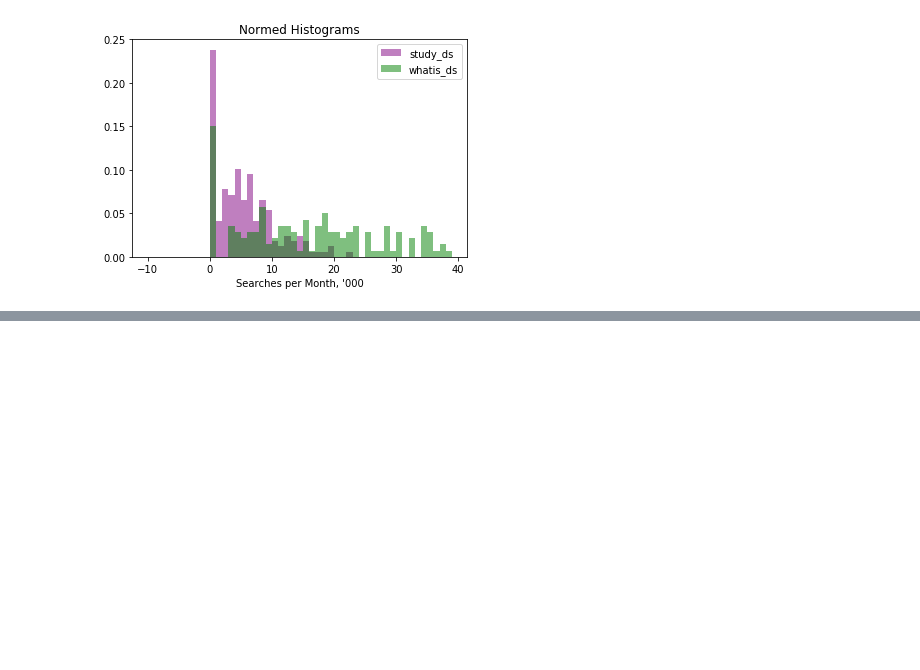
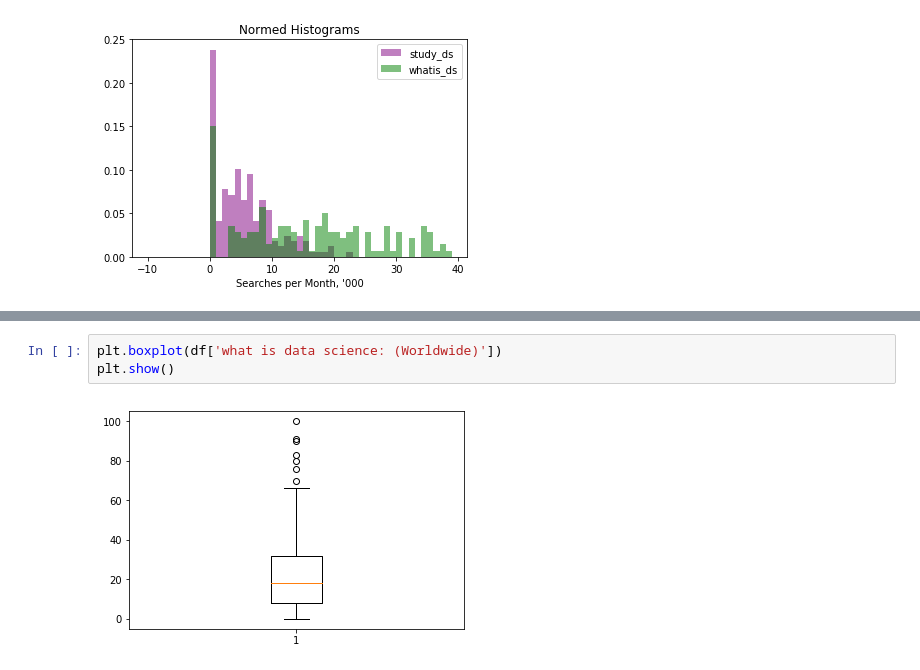
Before and after one commit to colettekenney/2.2.4_Challenge, a Jupyter notebook: 2.2.4_Challenge2.ipynb, the cells around one changed output, grey strips where cells are left out. Drawn from its saved outputs; the diff is of its cells as text; blank space fills up the shorter version.

```diff
--- a/2.2.4_Challenge2.ipynb
+++ b/2.2.4_Challenge2.ipynb
@@ -152,0 +156,5 @@ For someone like me who is stuyding data science, this is very good news!
+# %%
+plt.boxplot(df['what is data science: (Worldwide)'])
+plt.show()
+# %% [output]
+[figure, added]
```
Also changed, not shown: parts of 4 cells of this notebook.
